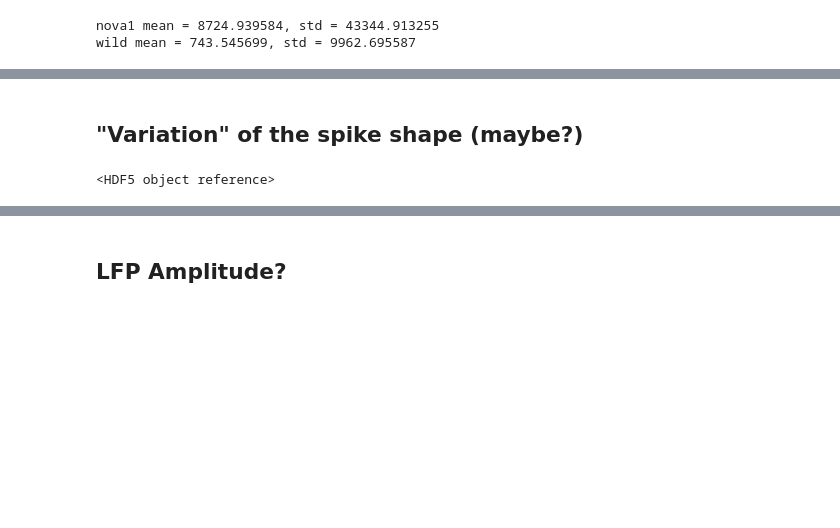
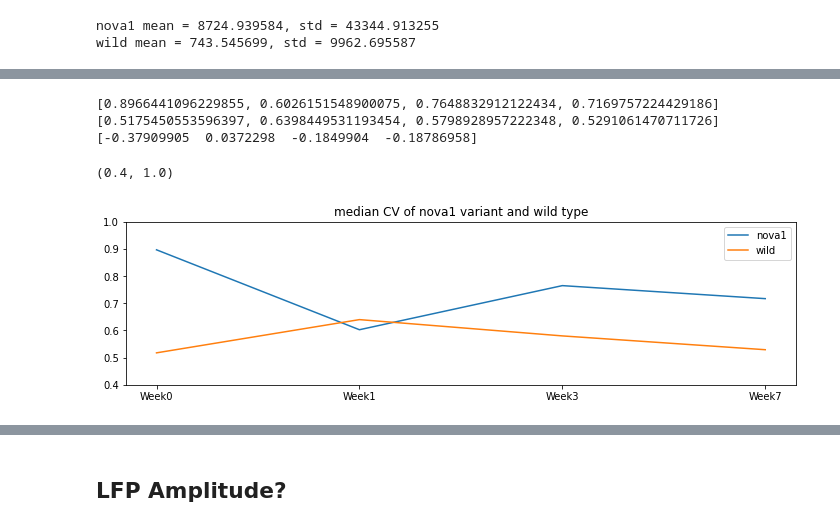
Before and after one commit to xuanyuw/NOVA1_variation_LFP, a Jupyter notebook: analyze_LFP.ipynb, the cells around one changed output, grey strips where cells are left out. Drawn from its saved outputs; the diff is of its cells as text; code cells hidden in the pictures; blank space fills up the shorter version.

```diff
--- a/analyze_LFP.ipynb
+++ b/analyze_LFP.ipynb
@@ -176,16 +180,22 @@ plt.title('mean CV of nova1 variant and wild type')
 # %%
 import statistics
-nova_median_cv = [statistics.median(cv) for cv in nova_cv]
-ctc_median_cv = [statistics.median(cv) for cv in ctc_cv]
+nova_median_cv = [statistics.median(np.array(cv)[~np.isnan(cv)]) for cv in nova_cv]
+ctc_median_cv = [statistics.median(np.array(cv)[~np.isnan(cv)]) for cv in ctc_cv]
 print(nova_median_cv)
 print(ctc_median_cv)
 print(np.array(ctc_median_cv) - np.array(nova_median_cv))
+# %% [output]
+[0.8966441096229855, 0.6026151548900075, 0.7648832912122434, 0.7169757224429186]
+[0.5175450553596397, 0.6398449531193454, 0.5798928957222348, 0.5291061470711726]
+[-0.37909905  0.0372298  -0.1849904  -0.18786958]
 # %%
 plt.plot(nova_median_cv, label='nova1')
 plt.plot(ctc_median_cv, label='wild')
-plt.plot(np.array(ctc_median_cv) - np.array(nova_median_cv), label='difference')
+#plt.plot(np.array(ctc_median_cv) - np.array(nova_median_cv), label='difference')
 plt.xticks(labels=['Week0','Week1','Week3','Week7'], ticks=range(4))
 plt.legend(loc='best')
 plt.title('median CV of nova1 variant and wild type')
+plt.ylim([0.4, 1])
+# %% [output]
+(0.4, 1.0)
+[figure, added]
-# %% [markdown]
-## "Variation" of the spike shape (maybe?)
@@ -194,6 +201,0 @@ from scipy.spatial.distance import euclidean
-# %%
-file = nova_files[0]
-spk_avg = np.array(file['spike_avg'])
-spk_shape = file['spike_shape']
-# %% [output]
-<HDF5 object reference>
```
Also changed, not shown: parts of 26 cells of this notebook.
